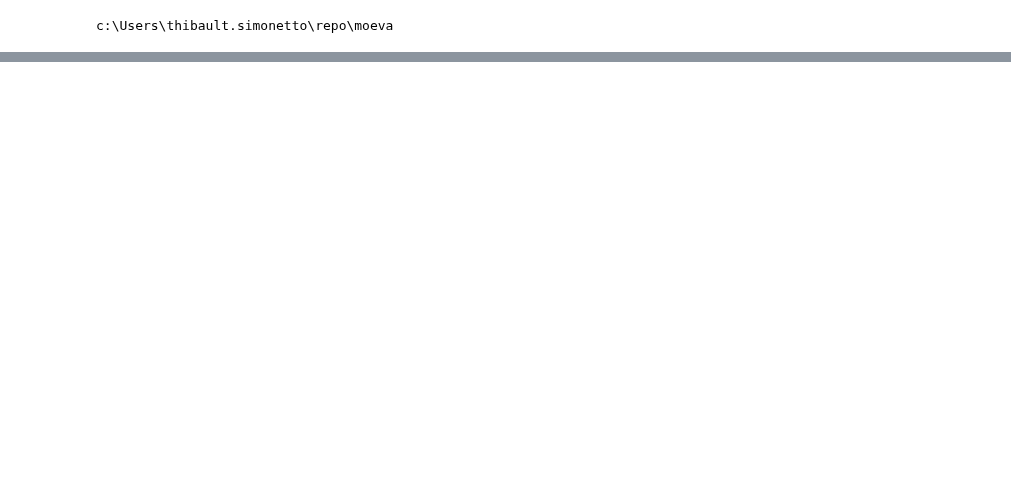
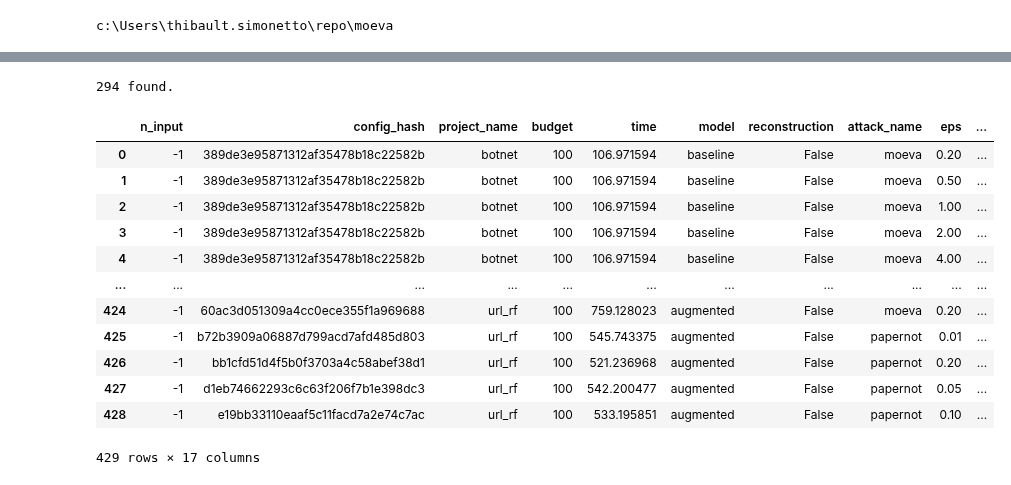
Before and after one commit to serval-uni-lu/coeva2, a Jupyter notebook: notebooks/00_metrics.ipynb, the cells around one changed output, grey strips where cells are left out. Drawn from its saved outputs; the diff is of its cells as text; code cells hidden in the pictures; blank space fills up the shorter version.

```diff
--- a/notebooks/00_metrics.ipynb
+++ b/notebooks/00_metrics.ipynb
@@ -38,0 +14,32 @@ metrics_df
+# %%
+from src.utils.metrics import add_human_names
+
+projects = ["botnet", "botnet_rf", "lcld", "lcld_rf", "malware_rf", "url", "url_rf"]
+projects_eps = {"botnet": 4, "botnet_rf": 4, "lcld": 0.2, "lcld_rf": 0.2, "malware_rf": 0.2, "url": 0.1, "url_rf": 0.1}
+rqs = [1,2,3]
+metrics_folders = [f"./out/attacks_metrics/{project}/rq{rq}" for rq in rqs for project in projects]
+metrics = []
+for metrics_folder in metrics_folders:
+    metrics.extend(json_from_dir(metrics_folder))
+
+
+print(f"{len(metrics)} found.")
+metrics_parsed = parse_metrics(metrics)
+metrics_df = pd.DataFrame(metrics_parsed)
+metrics_df = add_human_names(metrics_df)
+metrics_df
+# %% [output]
+294 found.
+|  | n_input | config_hash | project_name | budget | time | model | reconstruction | attack_name | eps | ... |
+| 0 | -1 | 389de3e95871312af35478b18c22582b | botnet | 100 | 106.971594 | baseline | False | moeva | 0.20 | ... |
+| 1 | -1 | 389de3e95871312af35478b18c22582b | botnet | 100 | 106.971594 | baseline | False | moeva | 0.50 | ... |
+| 2 | -1 | 389de3e95871312af35478b18c22582b | botnet | 100 | 106.971594 | baseline | False | moeva | 1.00 | ... |
+| 3 | -1 | 389de3e95871312af35478b18c22582b | botnet | 100 | 106.971594 | baseline | False | moeva | 2.00 | ... |
+| 4 | -1 | 389de3e95871312af35478b18c22582b | botnet | 100 | 106.971594 | baseline | False | moeva | 4.00 | ... |
+| ... | ... | ... | ... | ... | ... | ... | ... | ... | ... | ... |
+| 424 | -1 | 60ac3d051309a4cc0ece355f1a969688 | url_rf | 100 | 759.128023 | augmented | False | moeva | 0.20 | ... |
+| 425 | -1 | b72b3909a06887d799acd7afd485d803 | url_rf | 100 | 545.743375 | augmented | False | papernot | 0.01 | ... |
+| 426 | -1 | bb1cfd51d4f5b0f3703a4c58abef38d1 | url_rf | 100 | 521.236968 | augmented | False | papernot | 0.20 | ... |
+| 427 | -1 | d1eb74662293c6c63f206f7b1e398dc3 | url_rf | 100 | 542.200477 | augmented | False | papernot | 0.05 | ... |
+| 428 | -1 | e19bb33110eaaf5c11facd7a2e74c7ac | url_rf | 100 | 533.195851 | augmented | False | papernot | 0.10 | ... |
+429 rows × 17 columns
```
Also changed, not shown: parts of 13 cells of this notebook.
